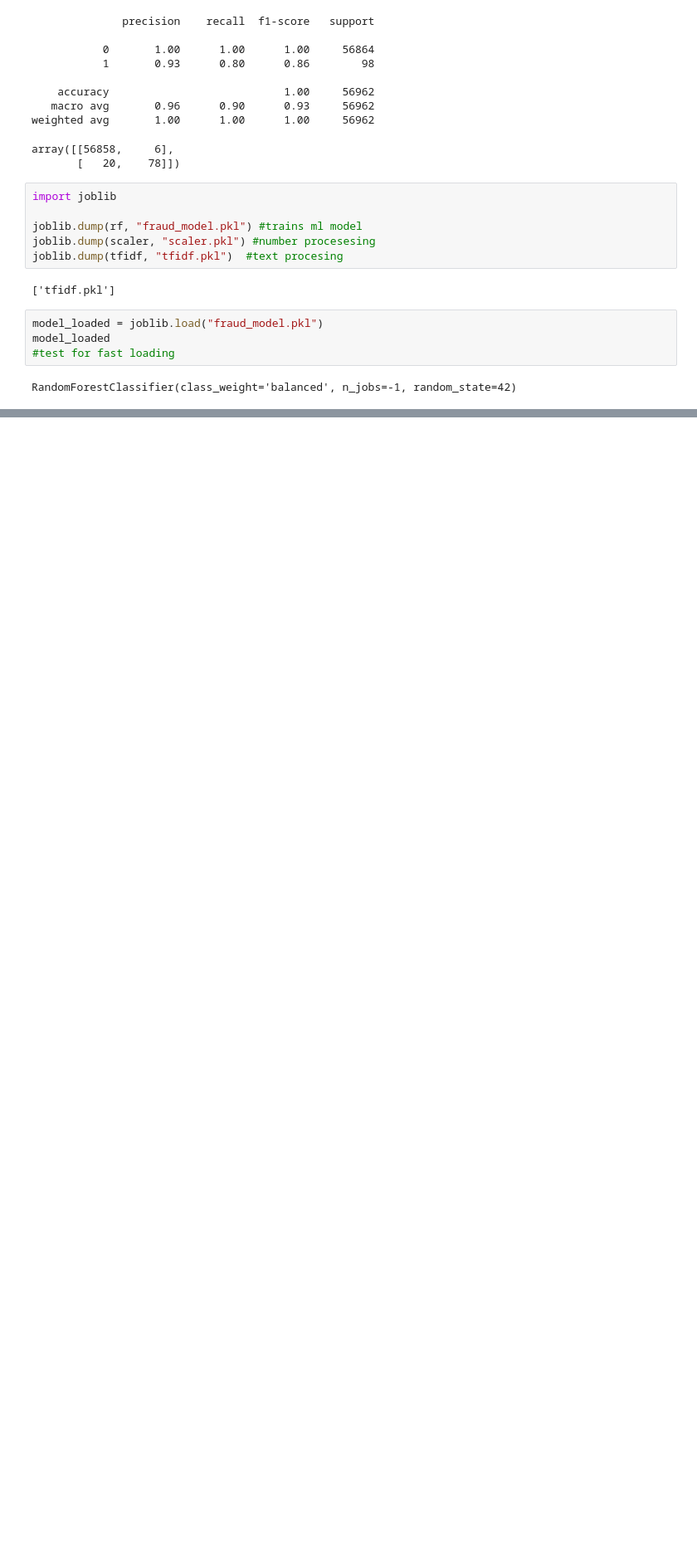
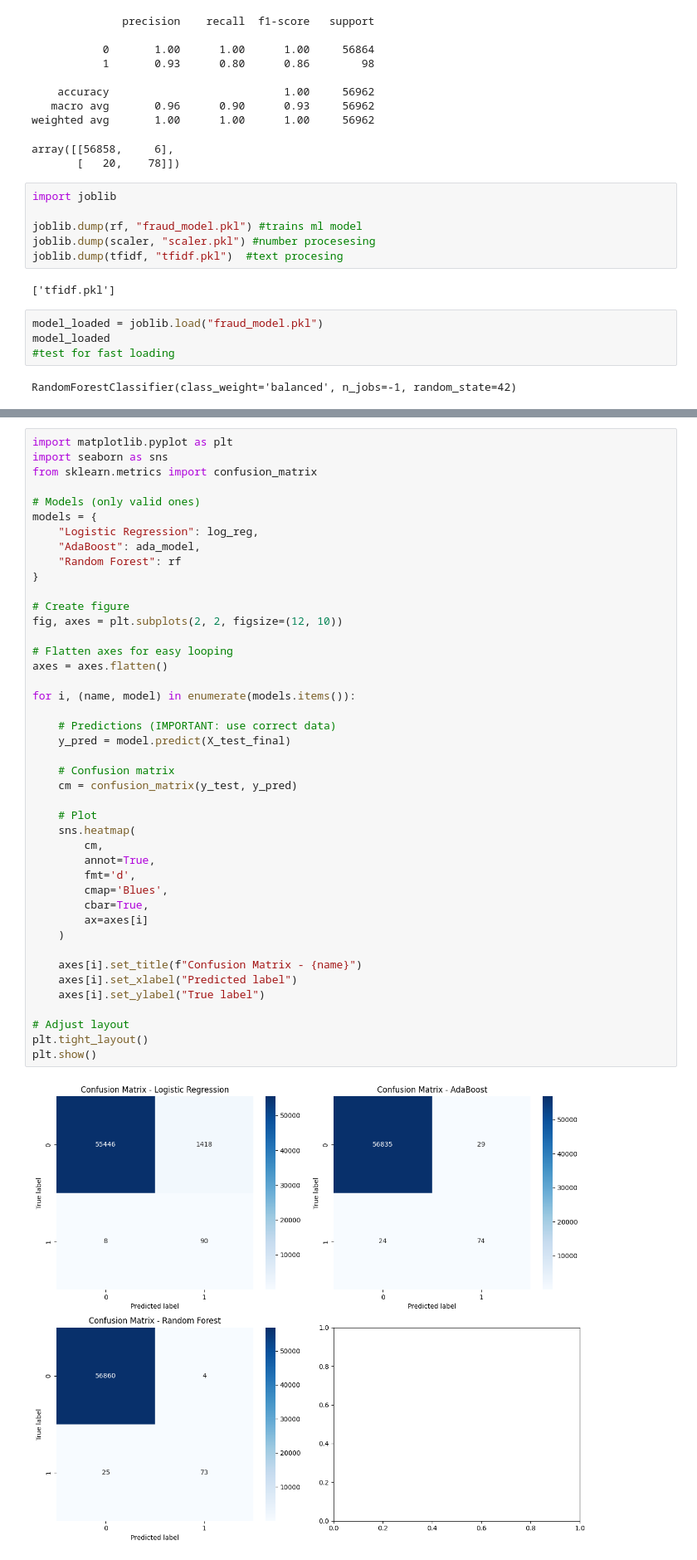
Before and after one commit to Reeganpinto0905/fraud-risk-ml, a Jupyter notebook: notebooks/exploration.ipynb, the cells around one changed output, grey strips where cells are left out. Shown at 83% size. Cells and saved outputs as stored; diff of their text form; blank space fills up the shorter version.

```diff
--- a/notebooks/exploration.ipynb
+++ b/notebooks/exploration.ipynb
@@ -419,0 +481,45 @@ X_train_num
+# %%
+import matplotlib.pyplot as plt
+import seaborn as sns
+from sklearn.metrics import confusion_matrix
+
+# Models (only valid ones)
+models = {
+    "Logistic Regression": log_reg,
+    "AdaBoost": ada_model,
+    "Random Forest": rf
+}
+
+# Create figure
+fig, axes = plt.subplots(2, 2, figsize=(12, 10))
+
+# Flatten axes for easy looping
+axes = axes.flatten()
+
+for i, (name, model) in enumerate(models.items()):
+
+    # Predictions (IMPORTANT: use correct data)
+    y_pred = model.predict(X_test_final)
+
+    # Confusion matrix
+    cm = confusion_matrix(y_test, y_pred)
+
+    # Plot
+    sns.heatmap(
+        cm,
+        annot=True,
+        fmt='d',
+        cmap='Blues',
+        cbar=True,
+        ax=axes[i]
+    )
+
+    axes[i].set_title(f"Confusion Matrix - {name}")
+    axes[i].set_xlabel("Predicted label")
+    axes[i].set_ylabel("True label")
+
+# Adjust layout
+plt.tight_layout()
+plt.show()
+# %% [output]
+[figure, added]
```
Also changed, not shown: parts of 12 cells of this notebook, 3 other files.
